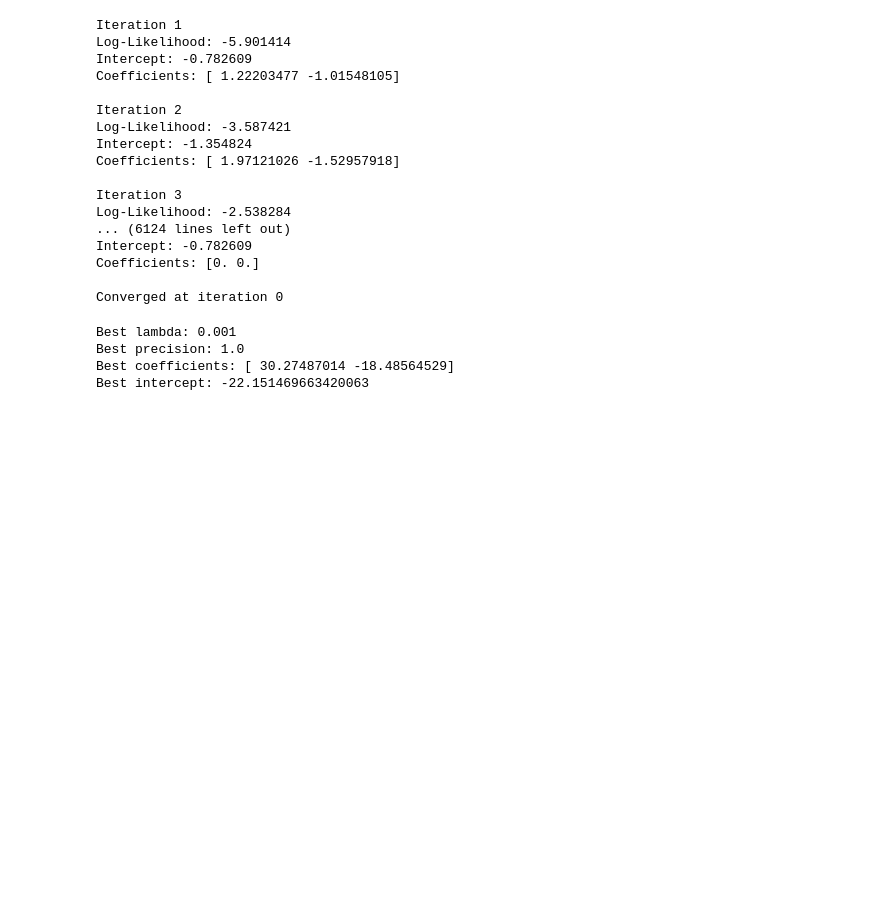
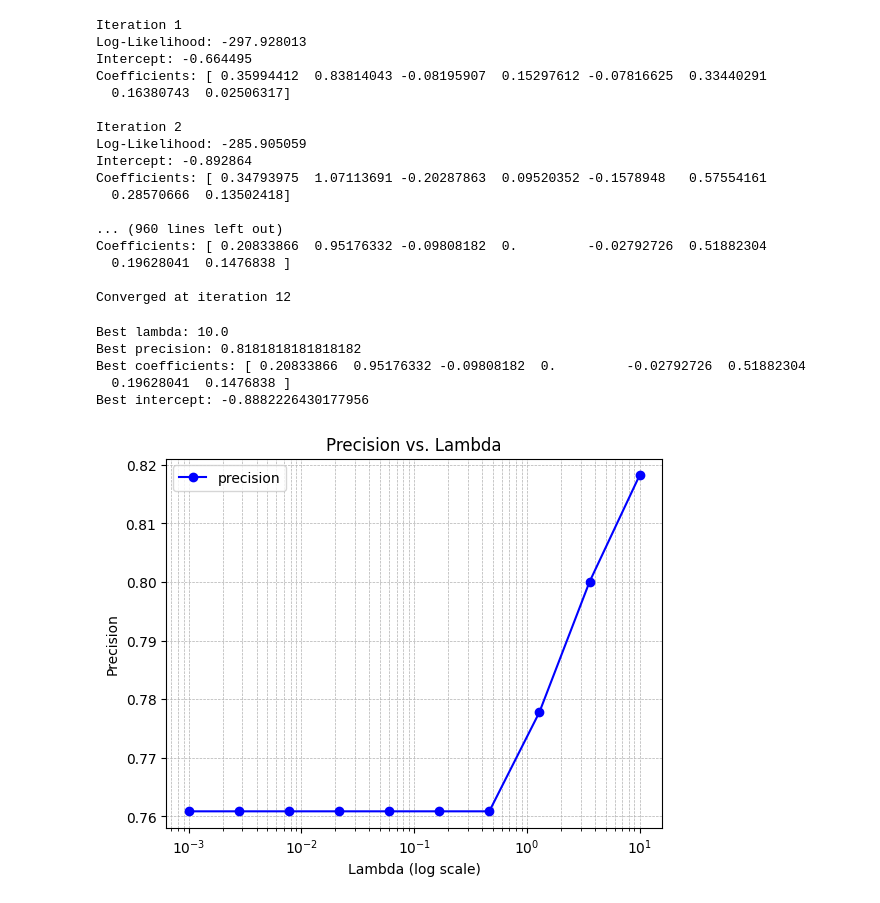
Before and after one commit to szuvarska/LogRegCCD, a Jupyter notebook: notebooks/test_impl_2.ipynb, the cells around one changed output. Saved outputs shown, nothing was run; the diff lists cells and outputs as text; code cells hidden in the pictures; blank space fills up the shorter version.

Commit message:
Add plotting measures

```diff
--- a/notebooks/test_impl_2.ipynb
+++ b/notebooks/test_impl_2.ipynb
@@ -5,7 +5,7 @@ from sklearn.model_selection import train_test_split
 from sklearn.preprocessing import StandardScaler
 import numpy as np
 # %%
-X, y = read_earthquake_dataset(filepath='../data/datasets_from_labs/earthquake.txt')
+X, y = read_diabetes_dataset(filepath='../data/datasets_from_labs/diabetes.csv')
 X_train, X_test, y_train, y_test = train_test_split(X, y, test_size=0.2, random_state=2137)
 scaler = StandardScaler()
 X_train = scaler.fit_transform(X_train)
@@ -17,26 +17,31 @@ model = LogRegCCD(lambda_vals=lambda_vals, max_iter=1000, stop_tol=1e-6)
 model.fit(X_train, y_train)
 # %% [output]
 Iteration 1
-Log-Likelihood: -5.901414
-Intercept: -0.782609
-Coefficients: [ 1.22203477 -1.01548105]
+Log-Likelihood: -297.928013
+Intercept: -0.664495
+Coefficients: [ 0.35994412  0.83814043 -0.08195907  0.15297612 -0.07816625  0.33440291
+  0.16380743  0.02506317]
 
 Iteration 2
-Log-Likelihood: -3.587421
-Intercept: -1.354824
-Coefficients: [ 1.97121026 -1.52957918]
+Log-Likelihood: -285.905059
+Intercept: -0.892864
+Coefficients: [ 0.34793975  1.07113691 -0.20287863  0.09520352 -0.1578948   0.57554161
+  0.28570666  0.13502418]
 
-Iteration 3
-Log-Likelihood: -2.538284
-... (6124 lines left out)
-Intercept: -0.782609
-Coefficients: [0. 0.]
+... (960 lines left out)
+Coefficients: [ 0.20833866  0.95176332 -0.09808182  0.         -0.02792726  0.51882304
+  0.19628041  0.1476838 ]
 
-Converged at iteration 0
+Converged at iteration 12
 # %%
-model.validate(X_test, y_test)
+model.validate(X_test, y_test, 'precision')
 # %% [output]
-Best lambda: 0.001
-Best precision: 1.0
-Best coefficients: [ 30.27487014 -18.48564529]
-Best intercept: -22.151469663420063
+Best lambda: 10.0
+Best precision: 0.8181818181818182
+Best coefficients: [ 0.20833866  0.95176332 -0.09808182  0.         -0.02792726  0.51882304
+  0.19628041  0.1476838 ]
+Best intercept: -0.8882226430177956
+# %%
+model.plot_score('precision')
+# %% [output]
+[figure, added]
```
Also changed, not shown: parts of 1 cell of this notebook, 1 other file.
